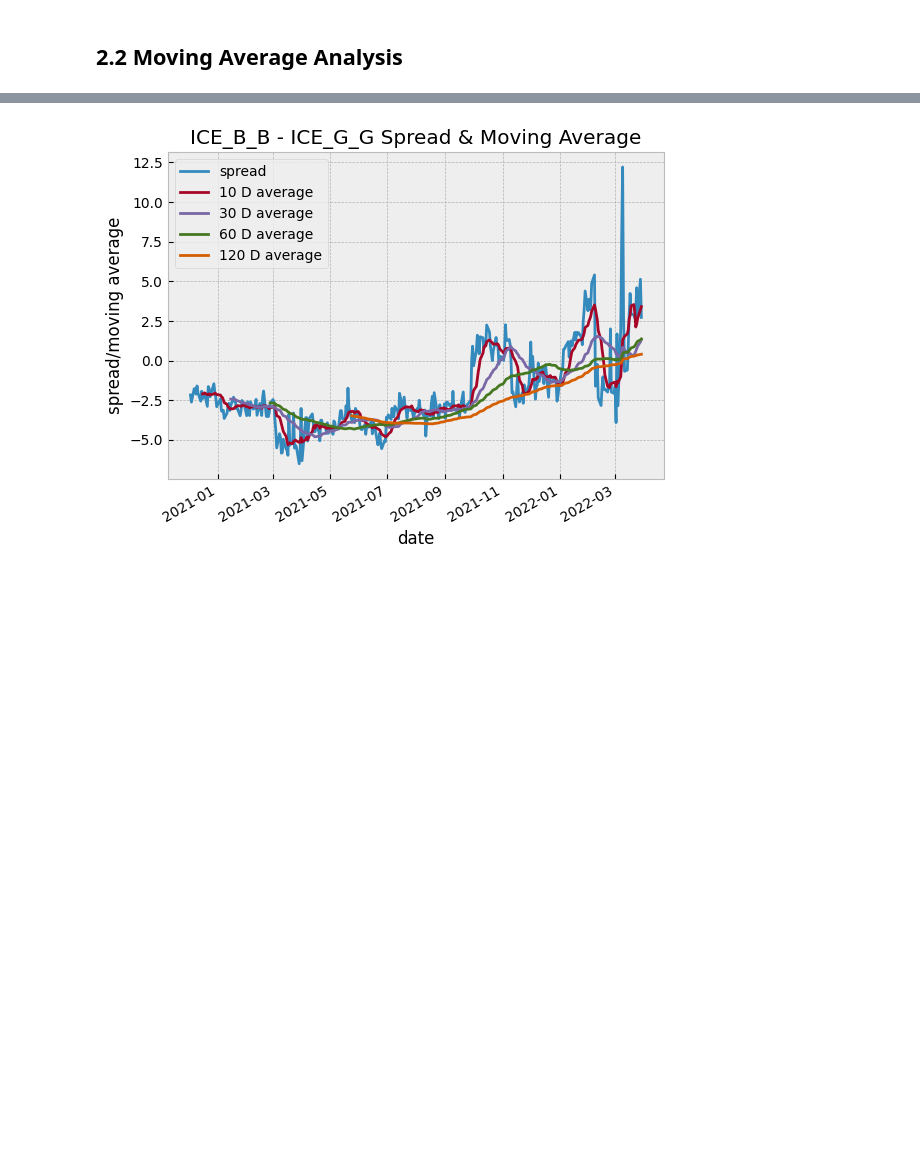
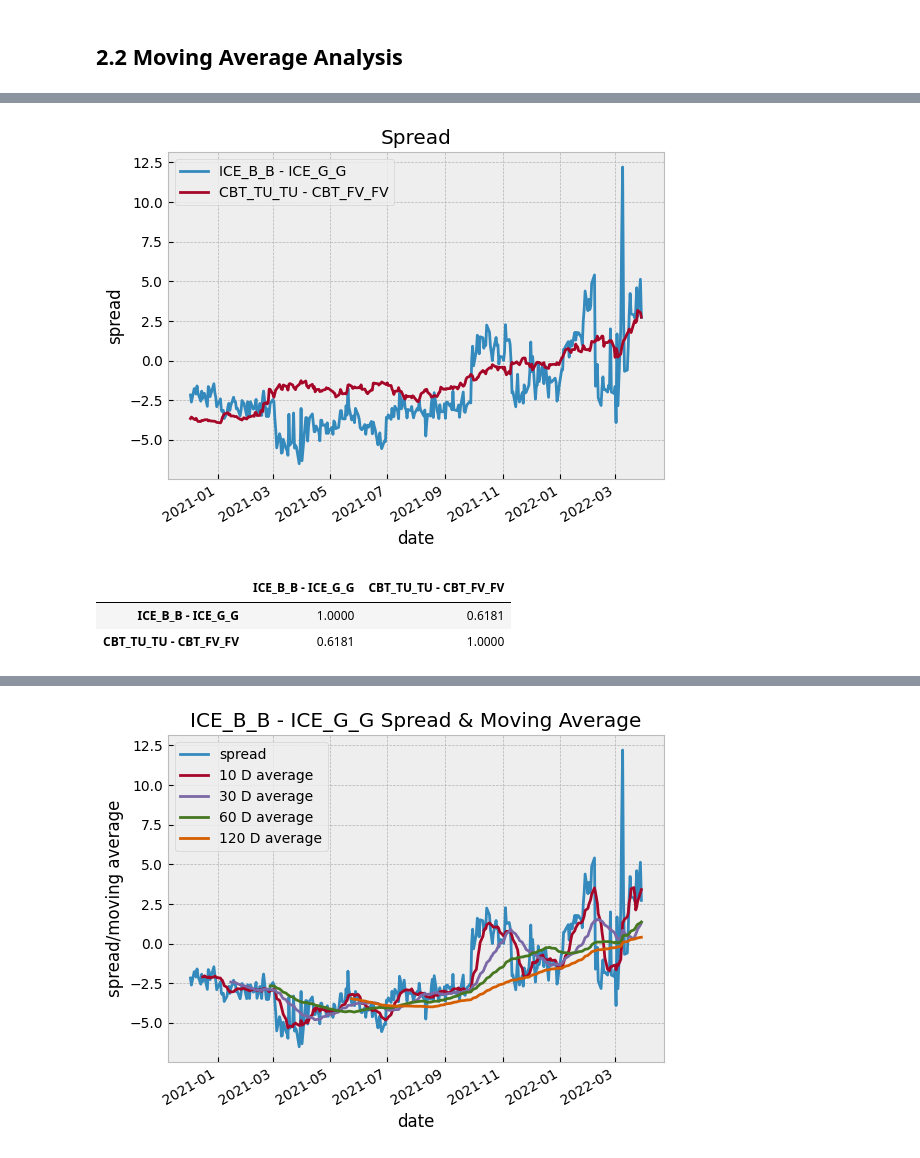
Before and after one commit to Zixin730/quant_trading_2023, a Jupyter notebook: hw/Zixin_Zhang_hw1.ipynb, the cells around one changed output, grey strips where cells are left out. Cells and saved outputs as stored; diff of their text form; code cells hidden in the pictures; blank space fills up the shorter version.

```diff
--- a/hw/Zixin_Zhang_hw1.ipynb
+++ b/hw/Zixin_Zhang_hw1.ipynb
@@ -235,0 +309,12 @@ S2_avg = cal_moving_avg(S2, RollingNs)
+# %%
+data_all = S1.merge(S2, right_index=True, left_index=True)
+data_all.columns = ["ICE_B_B - ICE_G_G", "CBT_TU_TU - CBT_FV_FV"]
+plot_lines(data_all, "date", "spread", "Spread")
+# %% [output]
+[figure, added]
+# %%
+data_all.corr()
+# %% [output]
+|  | ICE_B_B - ICE_G_G | CBT_TU_TU - CBT_FV_FV |
+| ICE_B_B - ICE_G_G | 1.0000 | 0.6181 |
+| CBT_TU_TU - CBT_FV_FV | 0.6181 | 1.0000 |
```
Also changed, not shown: parts of 22 cells of this notebook.
